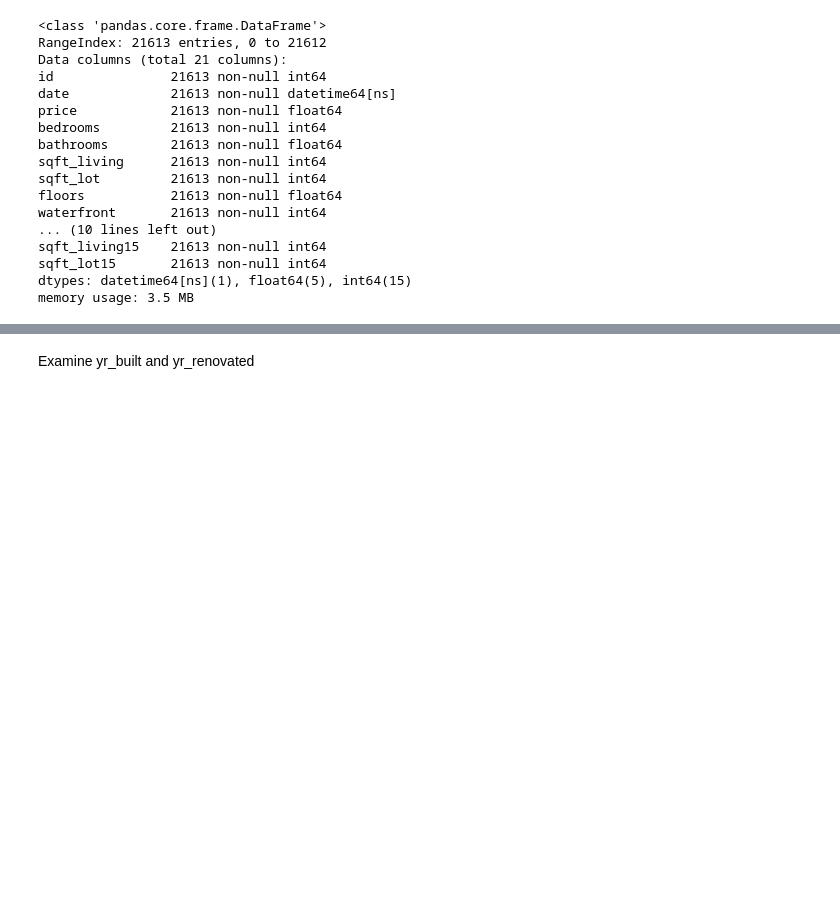
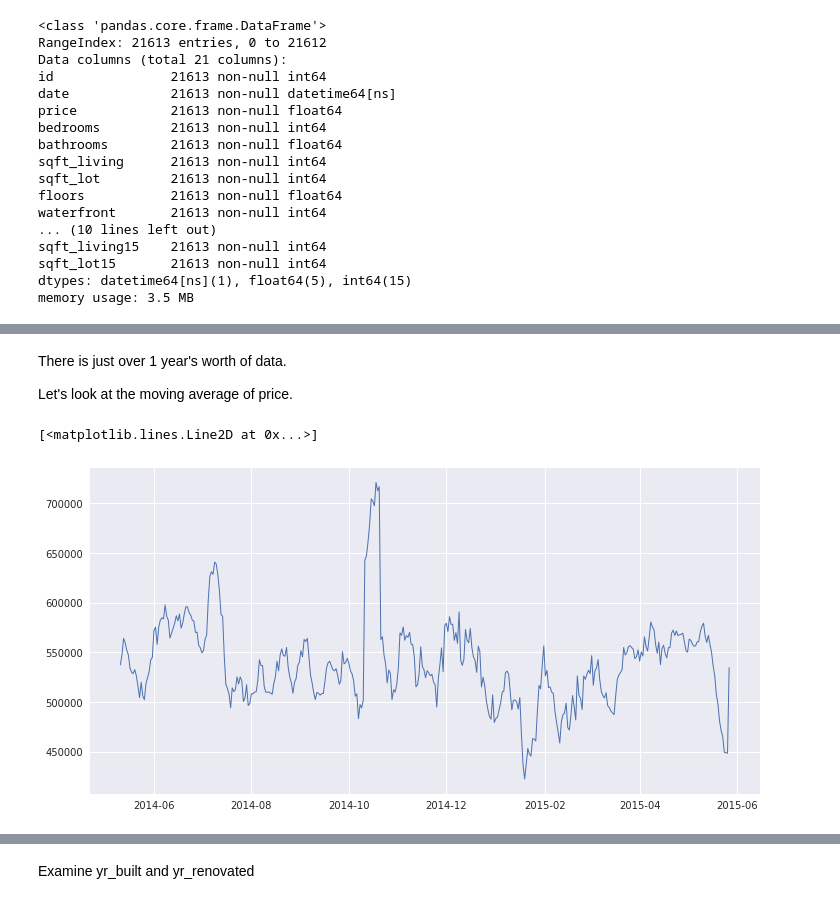
Before and after one commit to sdiehl28/Scikit-Learn-Workflow, a Jupyter notebook: projects/king_county_house/CV_Pipeline.ipynb, the cells around one changed output, grey strips where cells are left out. Drawn from its saved outputs; the diff is of its cells as text; code cells hidden in the pictures; blank space fills up the shorter version.

```diff
--- a/projects/king_county_house/CV_Pipeline.ipynb
+++ b/projects/king_county_house/CV_Pipeline.ipynb
@@ -109,9 +45,0 @@ Let's replace sale price with the average sale price per house.  This will creat
-# %%
-# compute mean price per id
-mean_price_by_id = all_data.groupby(['id'])['price'].mean()
-
-# convert this to a data frame
-mean_price_by_id = pd.DataFrame(mean_price_by_id).reset_index()
-
-# join on id to get a new column for mean price
-all_data = all_data.merge(right=mean_price_by_id, on='id', suffixes=['_orig', '_mean'])
@@ -128,3 +45,0 @@ all_data[all_data['id'].isin([6021501535, 4139480200])]
-# %%
-# drop records with duplicate ids and drop the original price
-all_data = all_data.drop('price_orig', axis=1).drop_duplicates(subset='id')
@@ -151,3 +45,0 @@ memory usage: 3.6 MB
-# %%
-# remove id and date fields
-all_data = all_data.drop(['id', 'date'], axis=1)
@@ -153,0 +57,23 @@ all_data = all_data.drop(['id', 'date'], axis=1)
+# %% [markdown]
+There is just over 1 year's worth of data.
+
+Let's look at the moving average of price.
+# %%
+# set the index to date and sort it
+tmp = all_data.copy()
+tmp = tmp.set_index('date').sort_index()
+
+# get the average sales price per day
+tmp = tmp['price'].resample('D').mean()
+
+# fill days with no sales, with the previous day's value
+tmp = tmp.fillna(method='ffill')
+
+# create a 10 day rolling mean of prices
+prices_moving_avg = tmp.rolling(10).mean()
+# %%
+plt.figure(figsize=(12,6))
+plt.plot(prices_moving_avg, linewidth=1)
+# %% [output]
+[<matplotlib.lines.Line2D at 0x...>]
+[figure, added]
```
Also changed, not shown: parts of 66 cells of this notebook.
